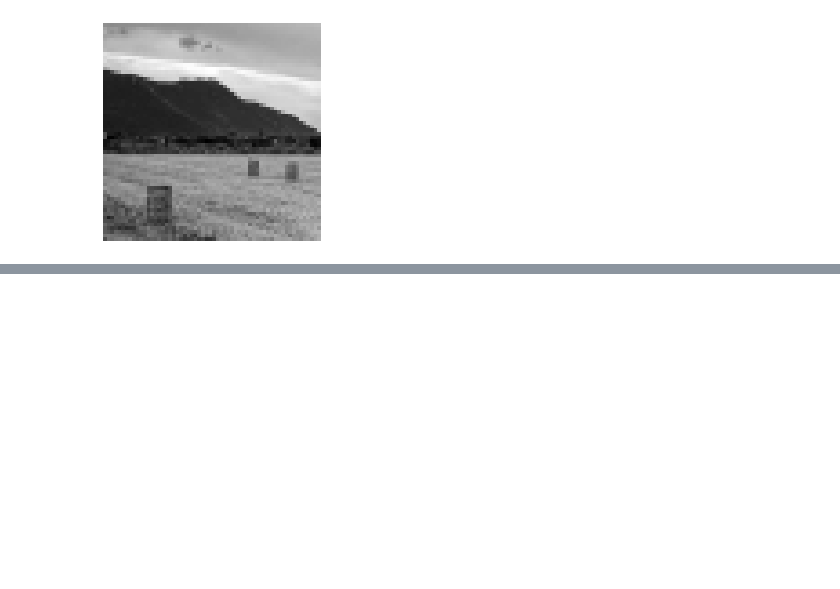
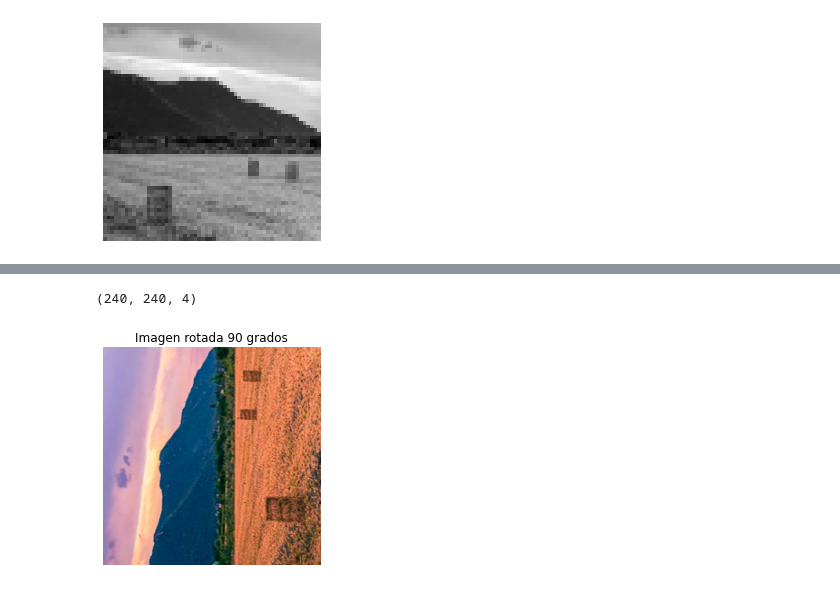
Before and after one commit to nestorivanmo/iimas-data-science, a Jupyter notebook: 2021-2/rp/practicas/1/src.ipynb, the cells around one changed output, grey strips where cells are left out. Drawn from its saved outputs; the diff is of its cells as text; code cells hidden in the pictures; blank space fills up the shorter version.

```diff
--- a/2021-2/rp/practicas/1/src.ipynb
+++ b/2021-2/rp/practicas/1/src.ipynb
@@ -77,0 +122,5 @@ plt.show()
+# %%
+rotate(image, 90)
+# %% [output]
+(240, 240, 4)
+[figure, added]
```
Also changed, not shown: parts of 6 cells of this notebook.
